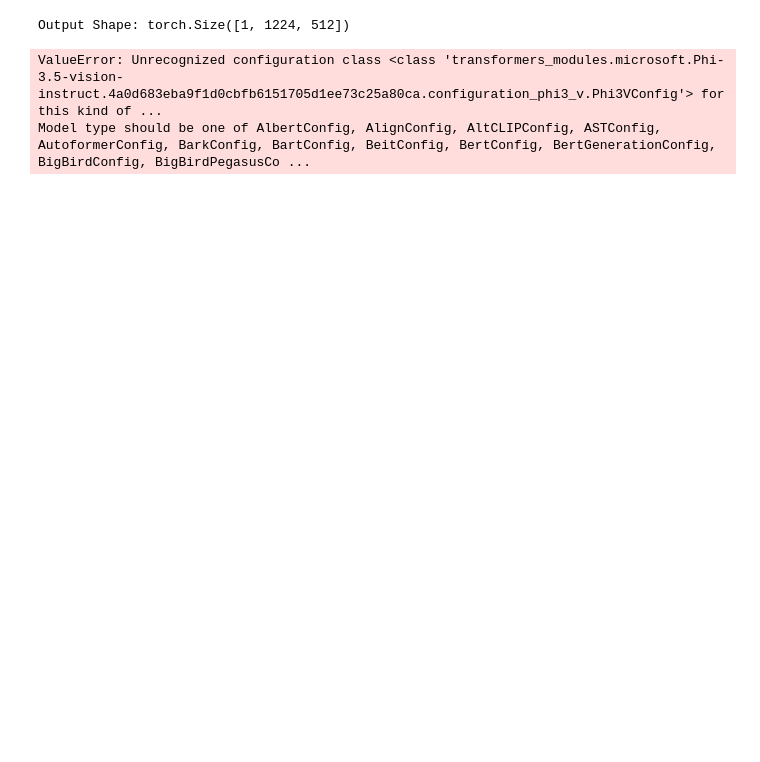
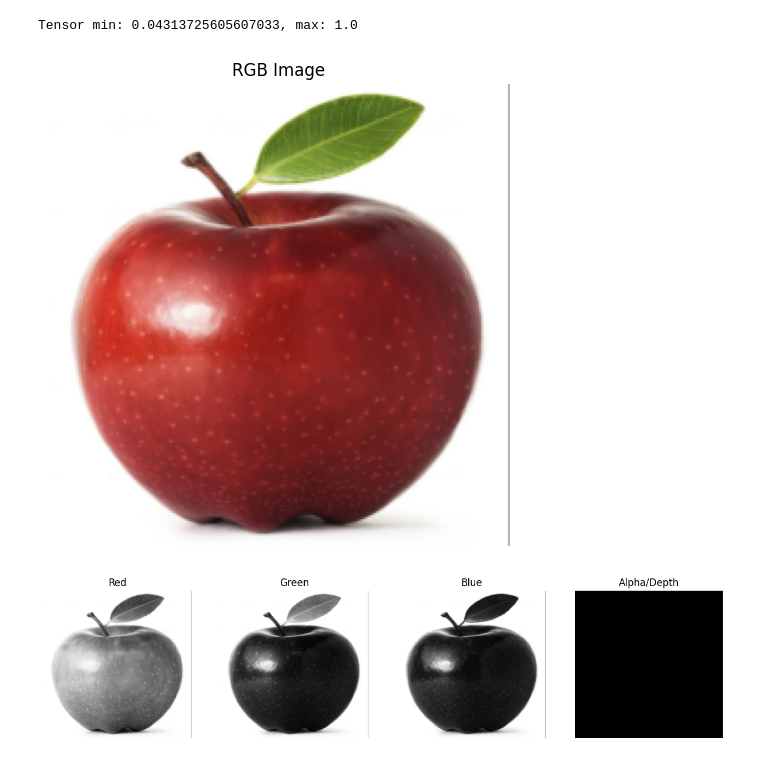
Before and after one commit to ChrisGuarino/mutli-agent-llm, a Jupyter notebook: test.ipynb, the cells around one changed output. Saved outputs shown, nothing was run; the diff lists cells and outputs as text; code cells hidden in the pictures; blank space fills up the shorter version.

```diff
--- a/test.ipynb
+++ b/test.ipynb
@@ -54,21 +103,46 @@ Image:tensor([[[[0.4924, 0.0281, 0.6164,  ..., 0.8618, 0.6266, 0.1216],
-# %%
-print(f"Output Shape: {out.shape}")
-# %% [output]
-Output Shape: torch.Size([1, 1224, 512])
-# %%
-from transformers import AutoModel, AutoTokenizer
-
-# Define the model name (from the repo)
-model_name = "snehmehta/screenai-phi-3.5"
-
-# Load the tokenizer
-tokenizer = AutoTokenizer.from_pretrained(model_name, trust_remote_code=True)
-
-# Load the model
-model = AutoModel.from_pretrained(model_name, trust_remote_code=True)
-
-# Check if the model is loaded
-print("Model and tokenizer loaded successfully!")
-# %% [output]
-ValueError: Unrecognized configuration class <class 'transformers_modules.microsoft.Phi-3.5-vision-instruct.4a0d683eba9f1d0cbfb6151705d1ee73c25a80ca.configuration_phi3_v.Phi3VConfig'> for this kind of ...
-Model type should be one of AlbertConfig, AlignConfig, AltCLIPConfig, ASTConfig, AutoformerConfig, BarkConfig, BartConfig, BeitConfig, BertConfig, BertGenerationConfig, BigBirdConfig, BigBirdPegasusCo ...
+# %%
+import torch
+import matplotlib.pyplot as plt
+
+# Assume this is your tensor of shape [1, 4, 224, 224]
+tensor_image = inputs['pixel_values']  # Replace with your actual tensor
+
+# Remove batch dimension (B, C, H, W) -> (C, H, W)
+image = tensor_image.squeeze(0)
+
+# Check min/max values to detect normalization
+print(f"Tensor min: {image.min()}, max: {image.max()}")
+
+# Normalize to [0, 1] if needed
+if image.min() < 0 or image.max() > 1:  # Tensor may be normalized to [-1,1] range
+    print("Detected range outside [0,1], normalizing...")
+    image = (image - image.min()) / (image.max() - image.min())
+
+# Option 1: Display first 3 channels as an RGB image
+if image.shape[0] == 4:
+    rgb_image = image[:3]  # Take only R, G, B channels
+
+    # Convert (C, H, W) -> (H, W, C) for matplotlib
+    rgb_image = rgb_image.permute(1, 2, 0).numpy()
+
+    plt.figure(figsize=(6, 6))
+    plt.imshow(rgb_image)
+    plt.axis("off")
+    plt.title("RGB Image")
+    plt.show()
+
+# Option 2: Show all 4 channels separately
+fig, axes = plt.subplots(1, 4, figsize=(15, 5))
+channel_names = ['Red', 'Green', 'Blue', 'Alpha/Depth']
+
+for i in range(4):
+    ax = axes[i]
+    ax.imshow(image[i].numpy(), cmap="gray")  # Show each channel in grayscale
+    ax.set_title(channel_names[i])
+    ax.axis("off")
+
+plt.show()
+# %% [output]
+Tensor min: 0.04313725605607033, max: 1.0
+[figure, added]
+[figure, added]
```
Also changed, not shown: parts of 5 cells of this notebook, 12 other files.
